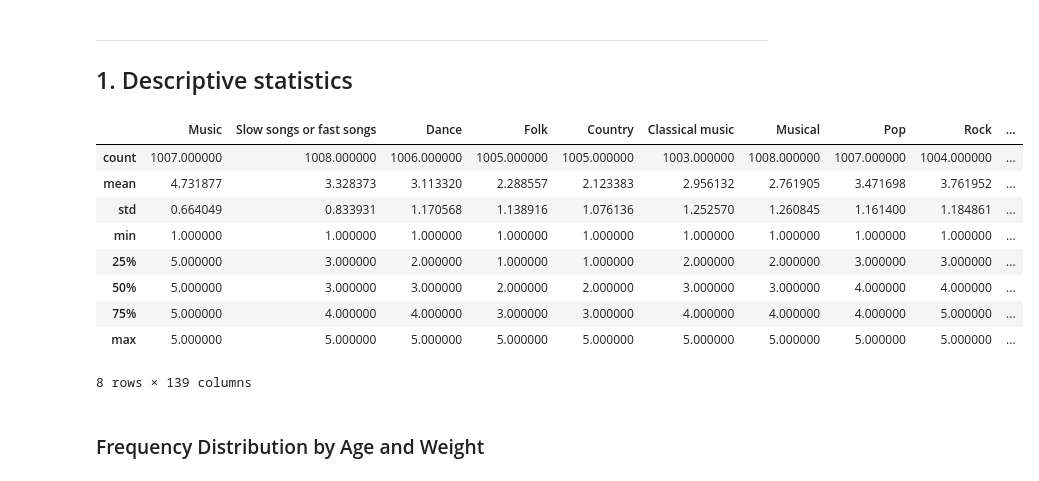
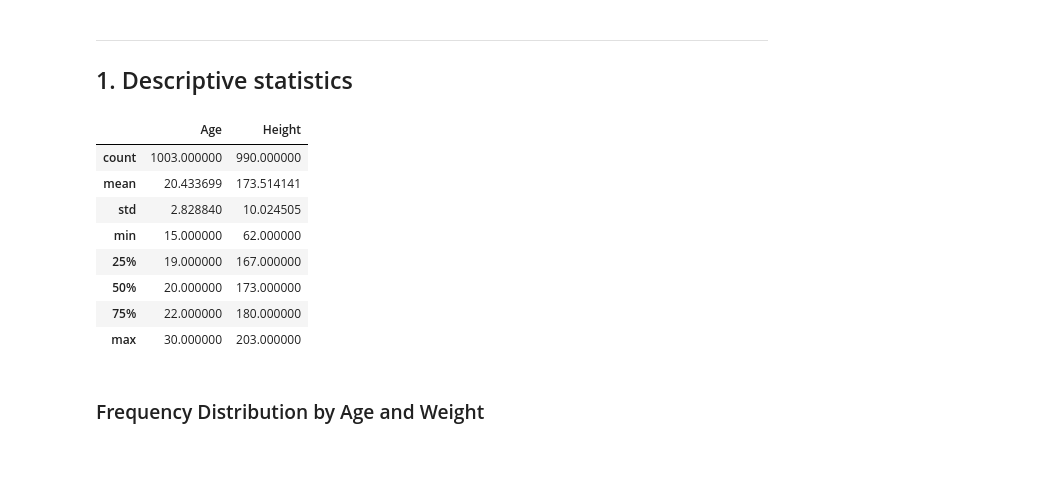
Before and after one commit to eudesz/AnyoneAI, a Jupyter notebook: Copia_de_Practice_Intro_to_Probability_and_Statistics_Eudes_Benitez.ipynb, the cells around one changed output. Saved outputs shown, nothing was run; the diff lists cells and outputs as text; code cells hidden in the pictures.

```diff
--- a/Copia_de_Practice_Intro_to_Probability_and_Statistics_Eudes_Benitez.ipynb
+++ b/Copia_de_Practice_Intro_to_Probability_and_Statistics_Eudes_Benitez.ipynb
@@ -37,18 +37,17 @@ young.head(5)
 *****
 ## 1. Descriptive statistics
 # %%
-young.describe()
+young[['Age', 'Height']].describe()
 # %% [output]
-|  | Music | Slow songs or fast songs | Dance | Folk | Country | Classical music | Musical | Pop | Rock | ... |
-| count | 1007.000000 | 1008.000000 | 1006.000000 | 1005.000000 | 1005.000000 | 1003.000000 | 1008.000000 | 1007.000000 | 1004.000000 | ... |
-| mean | 4.731877 | 3.328373 | 3.113320 | 2.288557 | 2.123383 | 2.956132 | 2.761905 | 3.471698 | 3.761952 | ... |
-| std | 0.664049 | 0.833931 | 1.170568 | 1.138916 | 1.076136 | 1.252570 | 1.260845 | 1.161400 | 1.184861 | ... |
-| min | 1.000000 | 1.000000 | 1.000000 | 1.000000 | 1.000000 | 1.000000 | 1.000000 | 1.000000 | 1.000000 | ... |
-| 25% | 5.000000 | 3.000000 | 2.000000 | 1.000000 | 1.000000 | 2.000000 | 2.000000 | 3.000000 | 3.000000 | ... |
-| 50% | 5.000000 | 3.000000 | 3.000000 | 2.000000 | 2.000000 | 3.000000 | 3.000000 | 4.000000 | 4.000000 | ... |
-| 75% | 5.000000 | 4.000000 | 4.000000 | 3.000000 | 3.000000 | 4.000000 | 4.000000 | 4.000000 | 5.000000 | ... |
-| max | 5.000000 | 5.000000 | 5.000000 | 5.000000 | 5.000000 | 5.000000 | 5.000000 | 5.000000 | 5.000000 | ... |
+|  | Age | Height |
+| count | 1003.000000 | 990.000000 |
+| mean | 20.433699 | 173.514141 |
+| std | 2.828840 | 10.024505 |
+| min | 15.000000 | 62.000000 |
+| 25% | 19.000000 | 167.000000 |
+| 50% | 20.000000 | 173.000000 |
+| 75% | 22.000000 | 180.000000 |
+| max | 30.000000 | 203.000000 |
-8 rows × 139 columns
 # %% [markdown]
 ### Frequency Distribution by Age and Weight
 # %%
```
